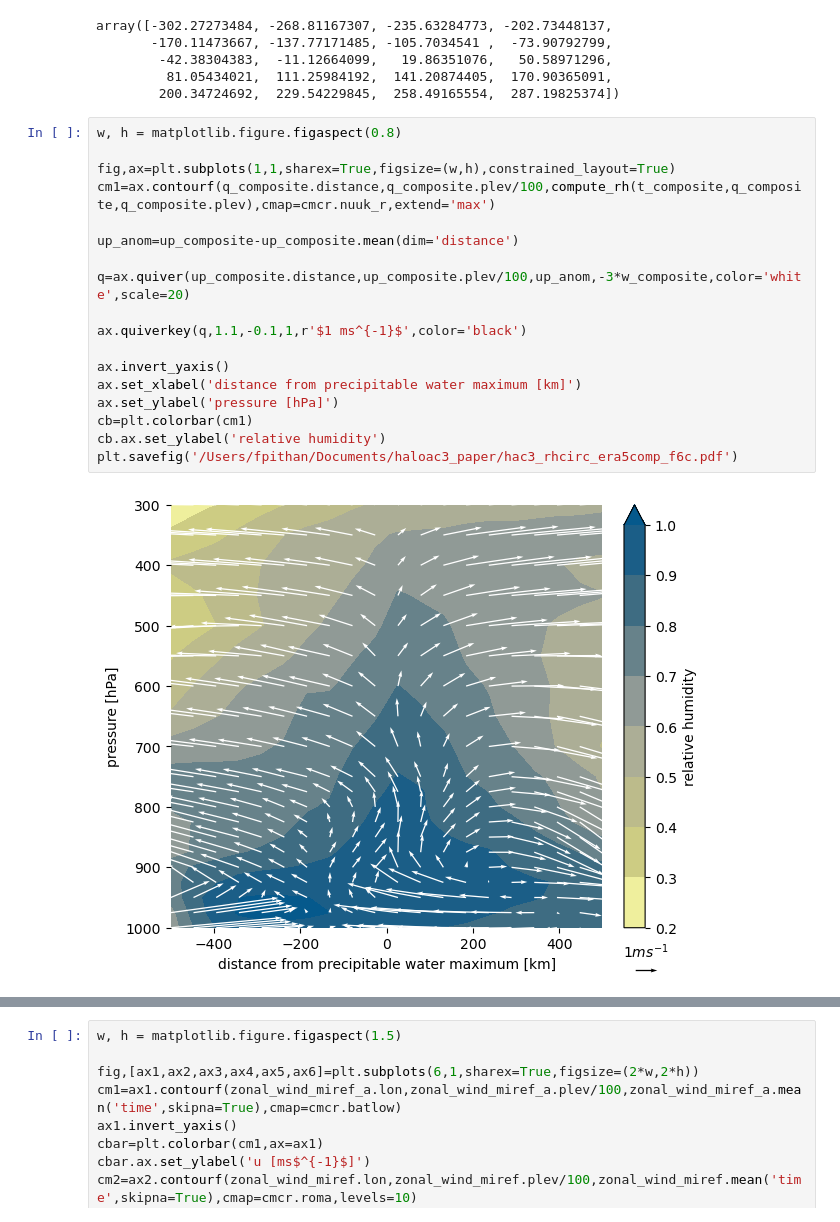
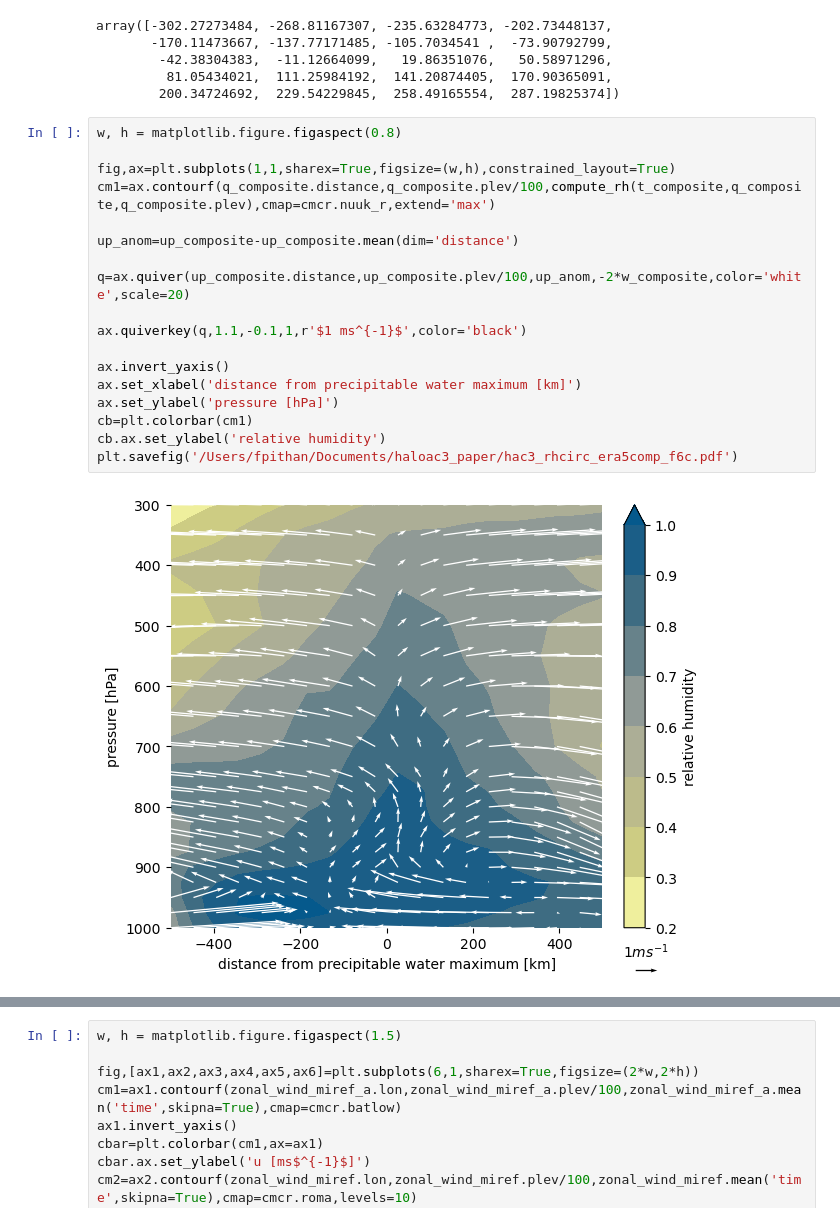
Before and after one commit to fepit/haloac3_moistintrusion, a Jupyter notebook: hac3_paper.ipynb, the cells around one changed output, grey strips where cells are left out. Cells and saved outputs as stored; diff of their text form.

```diff
--- a/hac3_paper.ipynb
+++ b/hac3_paper.ipynb
@@ -1130,20 +1405,20 @@ array([-302.27273484, -268.81167307, -235.63284773, -202.73448137,
 # %%
 w, h = matplotlib.figure.figaspect(0.8)
 
 fig,ax=plt.subplots(1,1,sharex=True,figsize=(w,h),constrained_layout=True)
 cm1=ax.contourf(q_composite.distance,q_composite.plev/100,compute_rh(t_composite,q_composite,q_composite.plev),cmap=cmcr.nuuk_r,extend='max')
 
 up_anom=up_composite-up_composite.mean(dim='distance')
 
-q=ax.quiver(up_composite.distance,up_composite.plev/100,up_anom,-3*w_composite,color='white',scale=20)
+q=ax.quiver(up_composite.distance,up_composite.plev/100,up_anom,-2*w_composite,color='white',scale=20)
 
 ax.quiverkey(q,1.1,-0.1,1,r'$1 ms^{-1}$',color='black')
 
 ax.invert_yaxis()
 ax.set_xlabel('distance from precipitable water maximum [km]')
 ax.set_ylabel('pressure [hPa]')
 cb=plt.colorbar(cm1)
 cb.ax.set_ylabel('relative humidity')
 plt.savefig('/Users/fpithan/Documents/haloac3_paper/hac3_rhcirc_era5comp_f6c.pdf')
 # %% [output]
-[figure, old version]
+[figure, new version]
```
Also changed, not shown: parts of 21 cells of this notebook.
